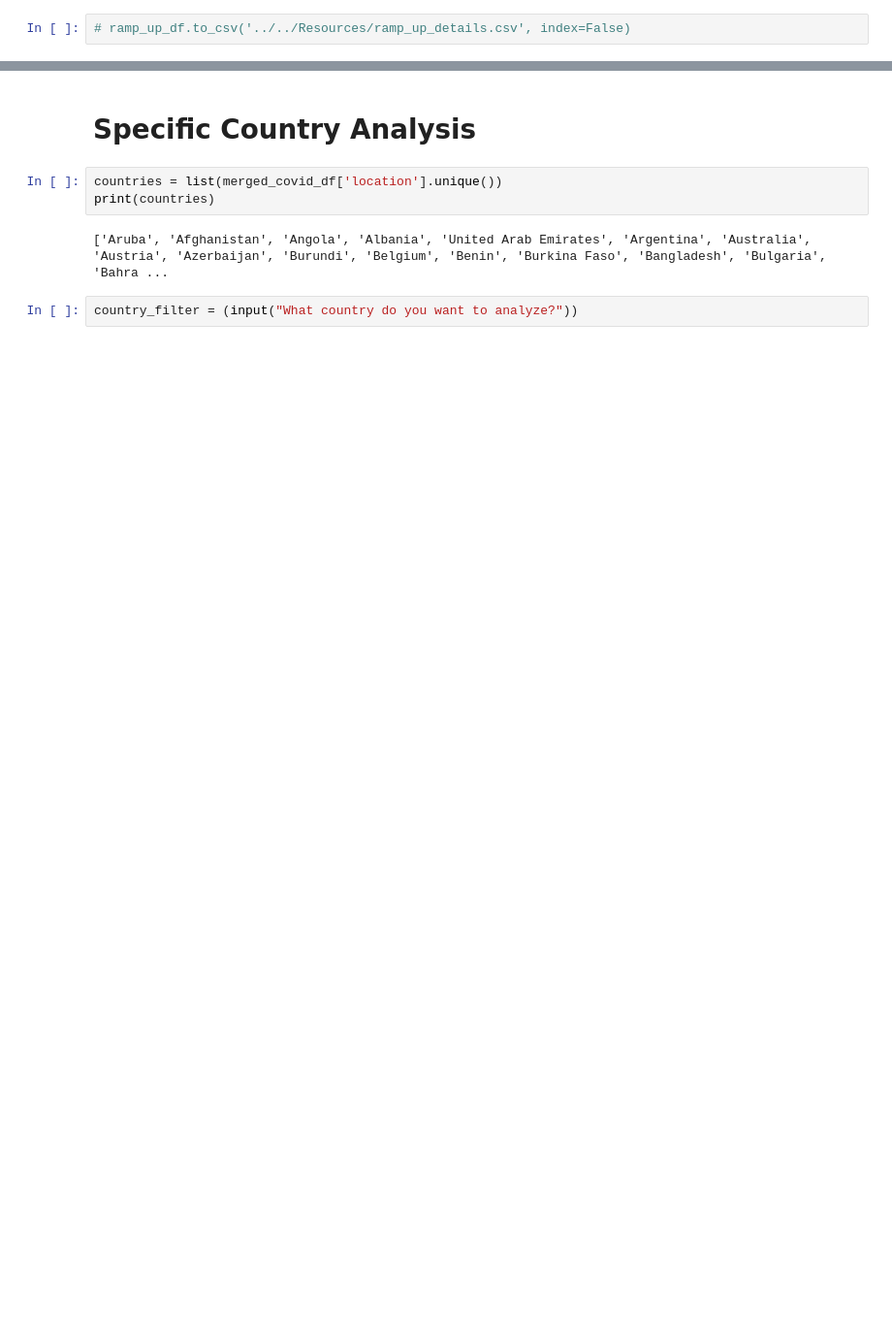
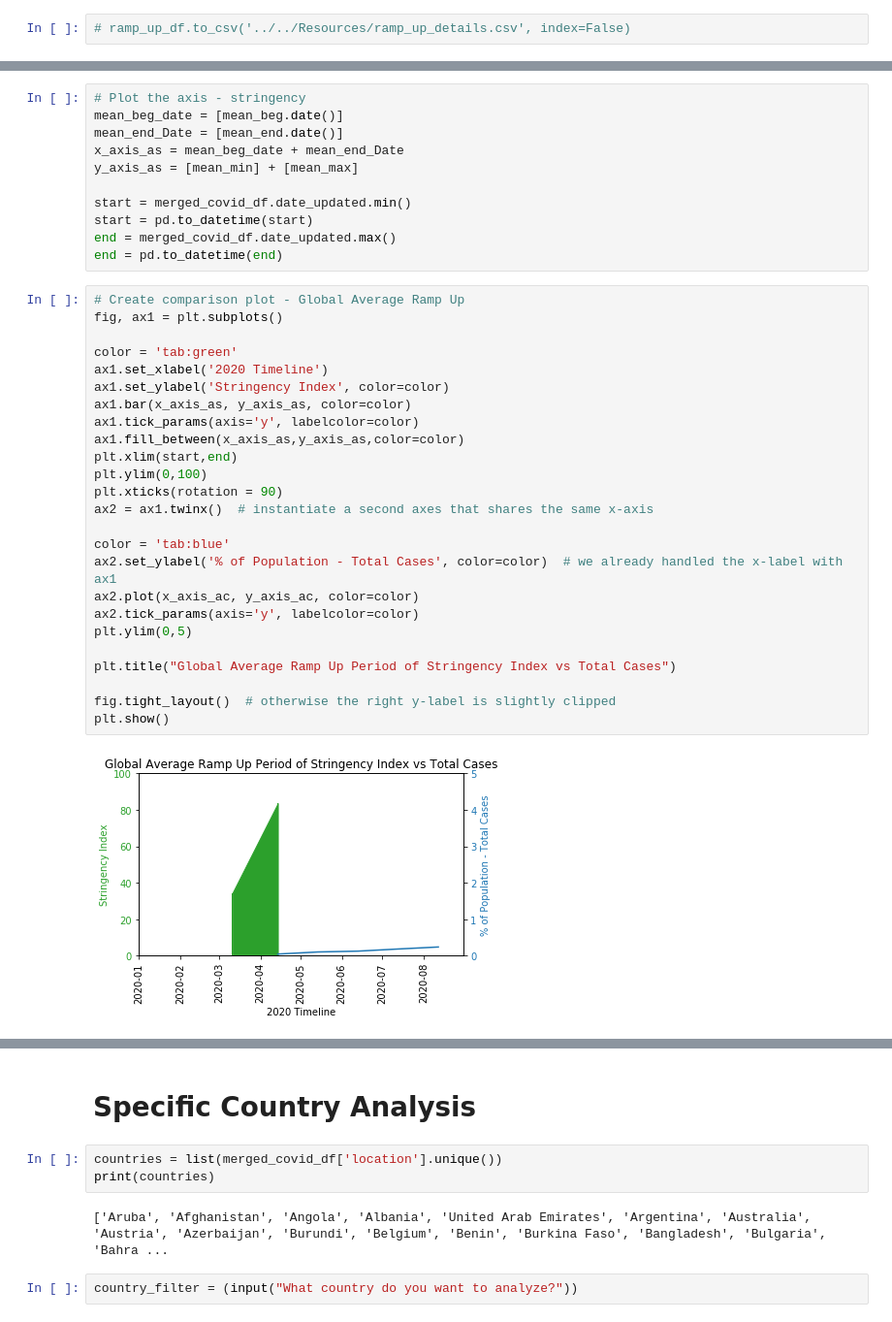
Before and after one commit to pmmfs/capstone-project, a Jupyter notebook: regulation/Analysis/rough_work_TBD_eventually/FINAL_government_regulation_impact_initial_analysis_MK_v4.ipynb, the cells around one changed output, grey strips where cells are left out. Shown at 97% size. Drawn from its saved outputs; the diff is of its cells as text; blank space fills up the shorter version.

```diff
--- a/regulation/Analysis/rough_work_TBD_eventually/FINAL_government_regulation_impact_initial_analysis_MK_v4.ipynb
+++ b/regulation/Analysis/rough_work_TBD_eventually/FINAL_government_regulation_impact_initial_analysis_MK_v4.ipynb
@@ -637,0 +832,38 @@ ramp_up_details.head()
+# %%
+# Plot the axis - stringency
+mean_beg_date = [mean_beg.date()]
+mean_end_Date = [mean_end.date()]
+x_axis_as = mean_beg_date + mean_end_Date
+y_axis_as = [mean_min] + [mean_max]
+
+start = merged_covid_df.date_updated.min()
+start = pd.to_datetime(start)
+end = merged_covid_df.date_updated.max()
+end = pd.to_datetime(end)
+# %%
+# Create comparison plot - Global Average Ramp Up
+fig, ax1 = plt.subplots()
+
+color = 'tab:green'
+ax1.set_xlabel('2020 Timeline')
+ax1.set_ylabel('Stringency Index', color=color)
+ax1.bar(x_axis_as, y_axis_as, color=color)
+ax1.tick_params(axis='y', labelcolor=color)
+ax1.fill_between(x_axis_as,y_axis_as,color=color)
+plt.xlim(start,end)
+plt.ylim(0,100)
+plt.xticks(rotation = 90)
+ax2 = ax1.twinx()  # instantiate a second axes that shares the same x-axis
+
+color = 'tab:blue'
+ax2.set_ylabel('% of Population - Total Cases', color=color)  # we already handled the x-label with ax1
+ax2.plot(x_axis_ac, y_axis_ac, color=color)
+ax2.tick_params(axis='y', labelcolor=color)
+plt.ylim(0,5)
+
+plt.title("Global Average Ramp Up Period of Stringency Index vs Total Cases")
+
+fig.tight_layout()  # otherwise the right y-label is slightly clipped
+plt.show()
+# %% [output]
+[figure, added]
```
Also changed, not shown: parts of 34 cells of this notebook.
